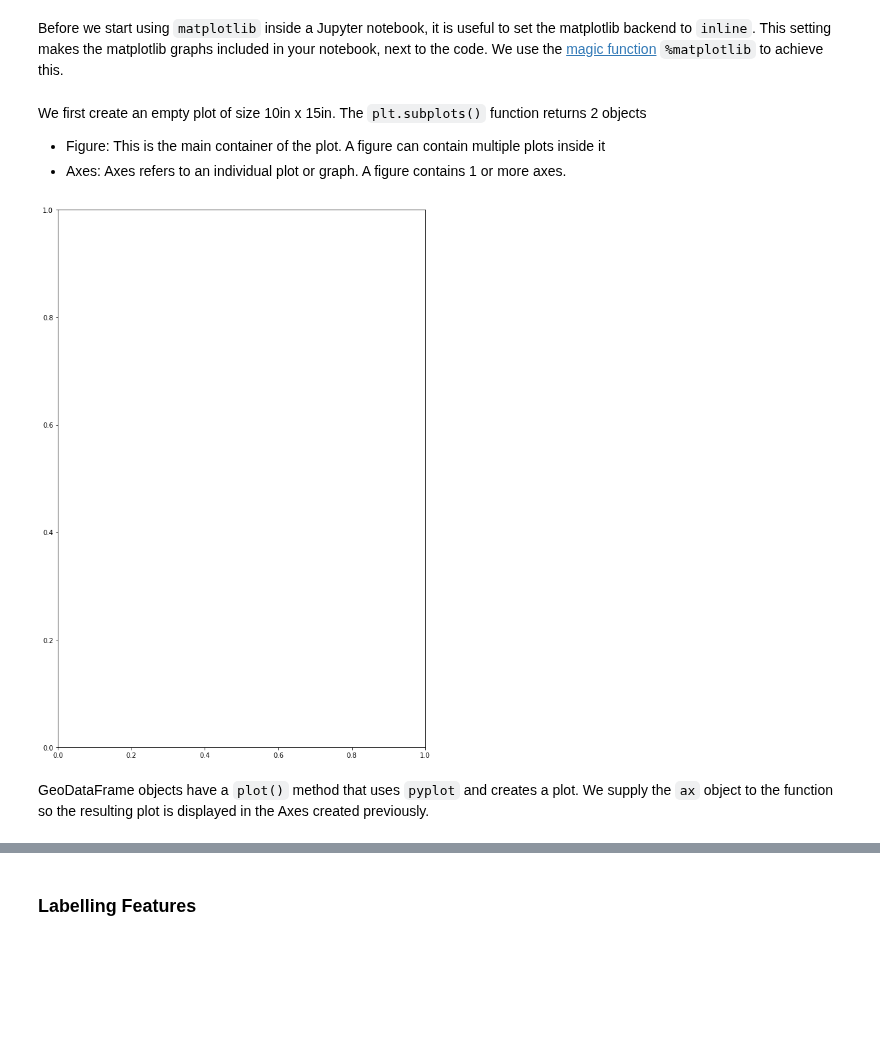
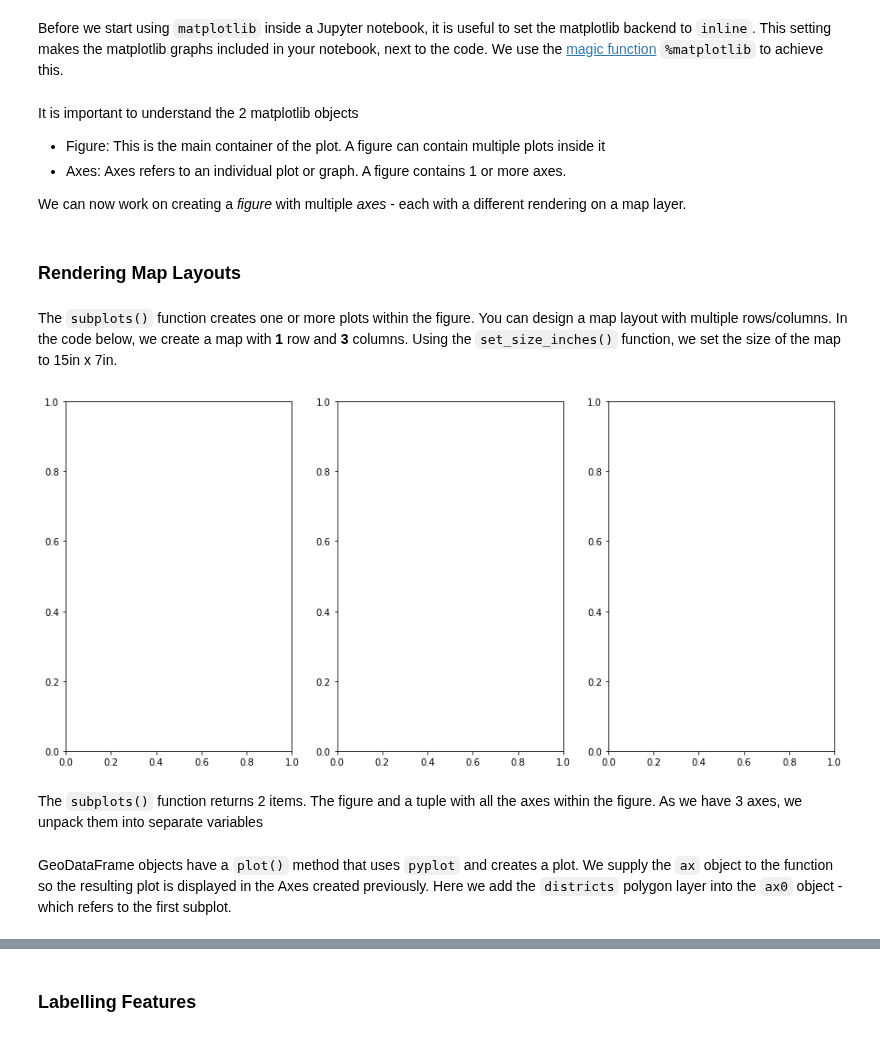
Before and after one commit to spatialthoughts/courses, a Jupyter notebook: code/python_foundation/supplement1_plotting.ipynb, the cells around one changed output, grey strips where cells are left out. Saved outputs shown, nothing was run; the diff lists cells and outputs as text; code cells hidden in the pictures; blank space fills up the shorter version.

```diff
--- a/code/python_foundation/supplement1_plotting.ipynb
+++ b/code/python_foundation/supplement1_plotting.ipynb
@@ -21,11 +21,20 @@ Before we start using `matplotlib` inside a Jupyter notebook, it is useful to se
 %matplotlib inline
 import matplotlib.pyplot as plt
 # %% [markdown]
-We first create an empty plot of size 10in x 15in. The `plt.subplots()` function returns 2 objects
+It is important to understand the 2 matplotlib objects
 
 * Figure: This is the main container of the plot. A figure can contain multiple plots inside it
 * Axes:  Axes refers to an individual plot or graph. A figure contains 1 or more axes.
+
+We can now work on creating a *figure* with multiple *axes* - each with a different rendering on a map layer.
+# %% [markdown]
+### Rendering Map Layouts
+# %% [markdown]
+The `subplots()` function creates one or more plots within the figure. You can design a map layout with multiple rows/columns. In the code below, we create a map with **1** row and **3** columns. Using the `set_size_inches()` function, we set the size of the map to 15in x 7in.
 # %%
-fig, ax = plt.subplots(figsize=(10, 15))
+fig, axes = plt.subplots(1, 3)
+fig.set_size_inches(15,7)
 # %% [output]
-[figure, old version]
+[figure, new version]
+# %% [markdown]
+The `subplots()` function returns 2 items. The figure and a tuple with all the axes within the figure. As we have 3 axes, we unpack them into separate variables
@@ -32,3 +43,3 @@ fig, ax = plt.subplots(figsize=(10, 15))
 # %% [markdown]
-GeoDataFrame objects have a `plot()` method that uses `pyplot` and creates a plot. We supply the `ax` object to the function so the resulting plot is displayed in the Axes created previously.
+GeoDataFrame objects have a `plot()` method that uses `pyplot` and creates a plot. We supply the `ax` object to the function so the resulting plot is displayed in the Axes created previously. Here we add the `districts` polygon layer into the `ax0` object - which refers to the first subplot.
 # %%
```
Also changed, not shown: parts of 21 cells of this notebook, 17 other files.
